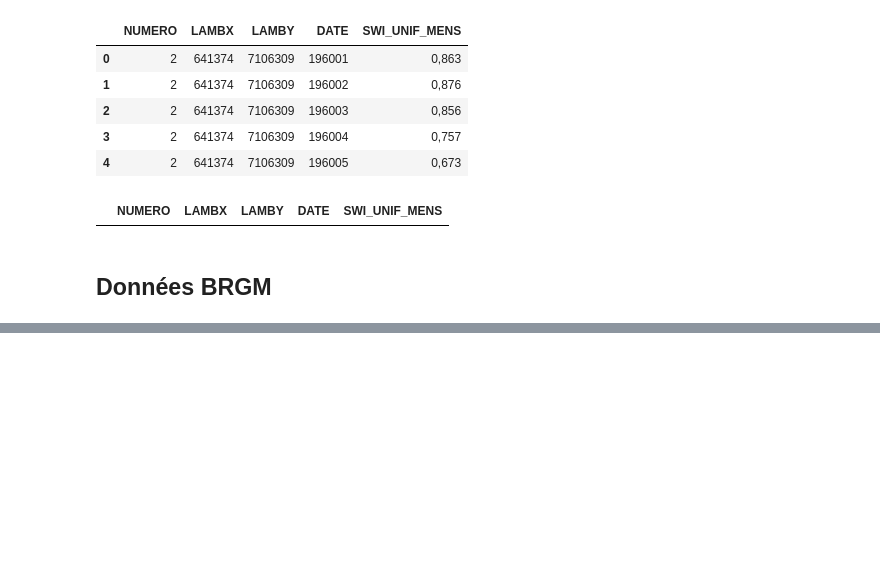
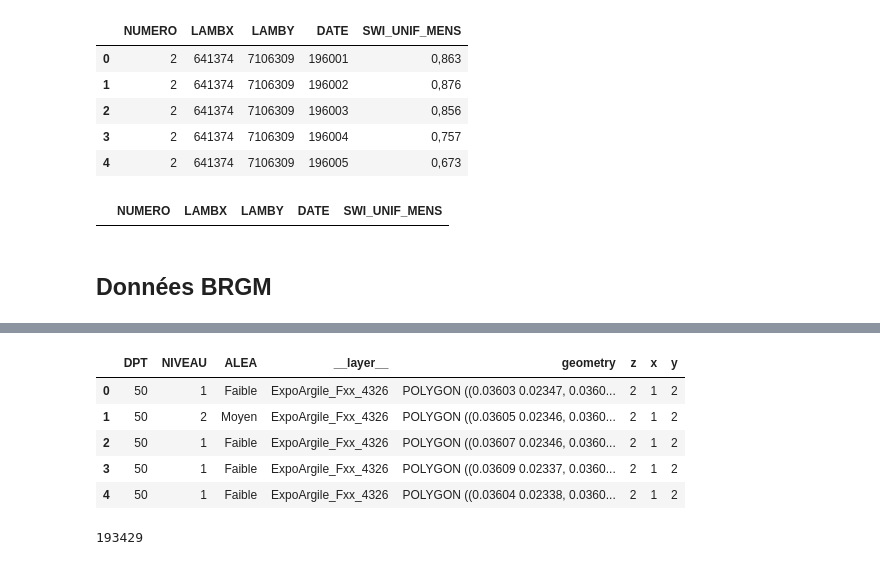
Before and after one commit to Sophie-Monsi/MACHINE-LEARNING-FOR-CLIMATE-RISK, a Jupyter notebook: Database_download.ipynb, the cells around one changed output, grey strips where cells are left out. Drawn from its saved outputs; the diff is of its cells as text; code cells hidden in the pictures; blank space fills up the shorter version.

```diff
--- a/Database_download.ipynb
+++ b/Database_download.ipynb
@@ -305,0 +444,14 @@ BadGzipFile: Not a gzipped file (b'7z')
+# %%
+gdf_wgs84 = gdf_raw.to_crs(4326)
+gdf_wgs84.head()
+# %% [output]
+|  | DPT | NIVEAU | ALEA | __layer__ | geometry | z | x | y |
+| 0 | 50 | 1 | Faible | ExpoArgile_Fxx_4326 | POLYGON ((0.03603 0.02347, 0.0360... | 2 | 1 | 2 |
+| 1 | 50 | 2 | Moyen | ExpoArgile_Fxx_4326 | POLYGON ((0.03605 0.02346, 0.0360... | 2 | 1 | 2 |
+| 2 | 50 | 1 | Faible | ExpoArgile_Fxx_4326 | POLYGON ((0.03607 0.02346, 0.0360... | 2 | 1 | 2 |
+| 3 | 50 | 1 | Faible | ExpoArgile_Fxx_4326 | POLYGON ((0.03609 0.02337, 0.0360... | 2 | 1 | 2 |
+| 4 | 50 | 1 | Faible | ExpoArgile_Fxx_4326 | POLYGON ((0.03604 0.02338, 0.0360... | 2 | 1 | 2 |
+# %%
+len(gdf_wgs84)
+# %% [output]
+193429
```
Also changed, not shown: parts of 11 cells of this notebook.
